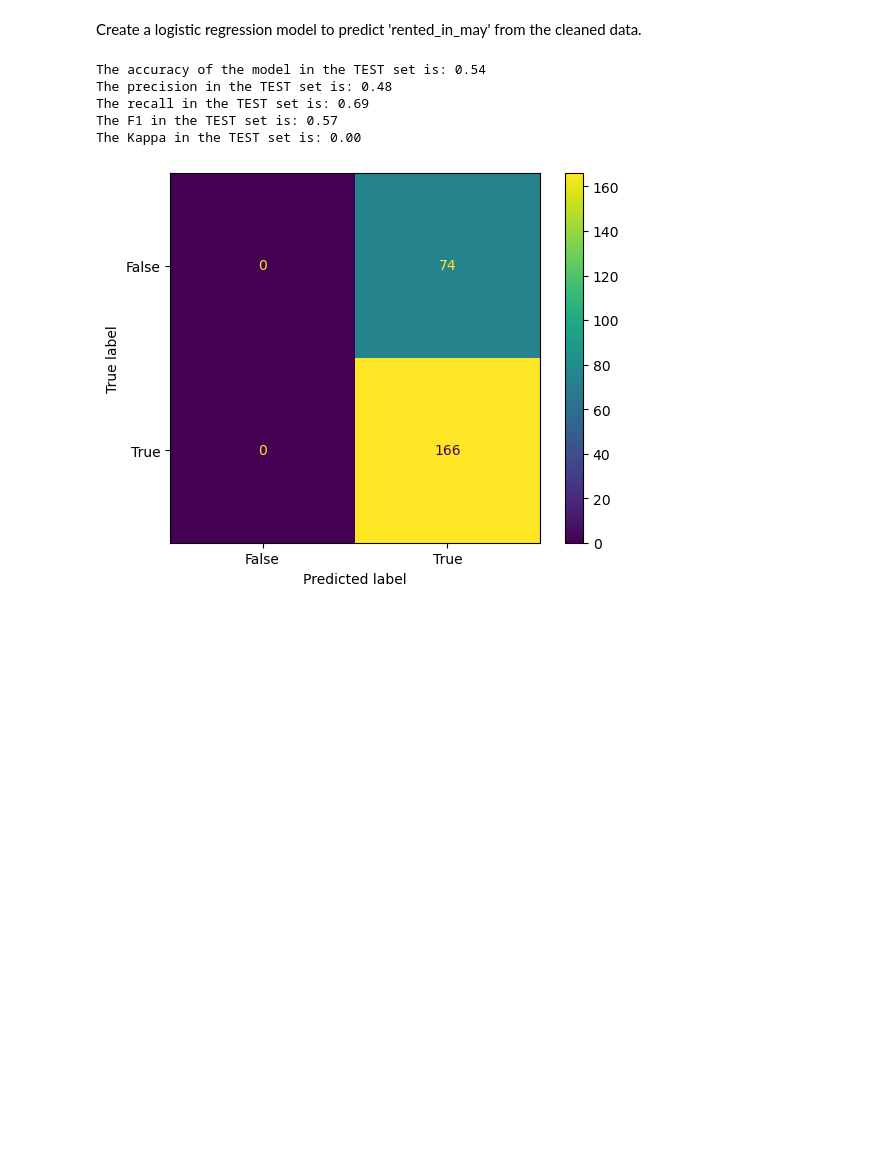
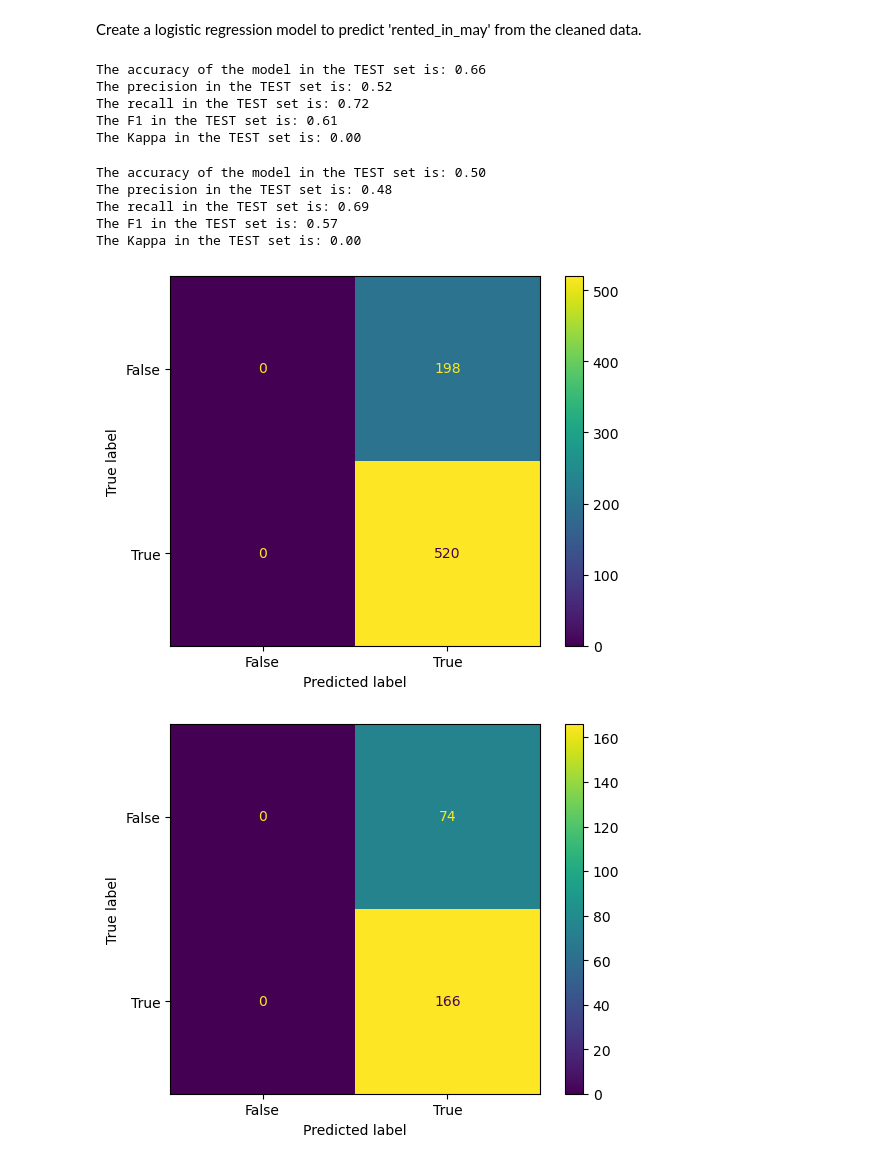
Before and after one commit to Celiiaortega25/lab-predictions-logistic-regression, a Jupyter notebook: lab-predictions-logistic-regression.ipynb, the cells around one changed output. Drawn from its saved outputs; the diff is of its cells as text; code cells hidden in the pictures; blank space fills up the shorter version.

```diff
--- a/lab-predictions-logistic-regression.ipynb
+++ b/lab-predictions-logistic-regression.ipynb
@@ -237,9 +237,25 @@ Create a logistic regression model to predict 'rented_in_may' from the cleaned d
 # %%
 from sklearn.linear_model import LogisticRegression
 from sklearn.metrics import accuracy_score, precision_score, recall_score, f1_score, cohen_kappa_score
+# %%
+lr = LogisticRegression(max_iter=250)
+lr.fit(X_train, y_train)
+y_pred_train = lr.predict(X_train)
+
+print("The accuracy of the model in the TEST set is: {:.2f}".format(lr.score(X_train_scaled, y_train)))
+print("The precision in the TEST set is: {:.2f}".format(precision_score(y_train,y_pred_train, average='weighted')))
+print("The recall in the TEST set is: {:.2f}".format(recall_score(y_train,y_pred_train, average='weighted')))
+print("The F1 in the TEST set is: {:.2f}".format(f1_score(y_train,y_pred_train, average='weighted')))
+print("The Kappa in the TEST set is: {:.2f}".format(cohen_kappa_score(y_train, y_pred_train)))
+# %% [output]
+The accuracy of the model in the TEST set is: 0.66
+The precision in the TEST set is: 0.52
+The recall in the TEST set is: 0.72
+The F1 in the TEST set is: 0.61
+The Kappa in the TEST set is: 0.00
 # %%
 lr = LogisticRegression(max_iter=250)
-lr.fit(X_train, y_train)
+lr.fit(X_test, y_test)
 y_pred_test = lr.predict(X_test)
 
 print("The accuracy of the model in the TEST set is: {:.2f}".format(lr.score(X_test_scaled, y_test)))
@@ -248,13 +264,20 @@ print("The recall in the TEST set is: {:.2f}".format(recall_score(y_test,y_pred_
 print("The F1 in the TEST set is: {:.2f}".format(f1_score(y_test,y_pred_test, average='weighted')))
 print("The Kappa in the TEST set is: {:.2f}".format(cohen_kappa_score(y_test, y_pred_test)))
 # %% [output]
-The accuracy of the model in the TEST set is: 0.54
+The accuracy of the model in the TEST set is: 0.50
 The precision in the TEST set is: 0.48
 The recall in the TEST set is: 0.69
 The F1 in the TEST set is: 0.57
 The Kappa in the TEST set is: 0.00
 # %%
 from sklearn.metrics import confusion_matrix, ConfusionMatrixDisplay
+# %%
+cm_test = confusion_matrix(y_train,y_pred_train)
+disp = ConfusionMatrixDisplay(confusion_matrix=cm_test, display_labels=lr.classes_)
+disp.plot()
+plt.show()
+# %% [output]
+[figure, added]
 # %%
 cm_test = confusion_matrix(y_test,y_pred_test)
 disp = ConfusionMatrixDisplay(confusion_matrix=cm_test, display_labels=lr.classes_)
```
